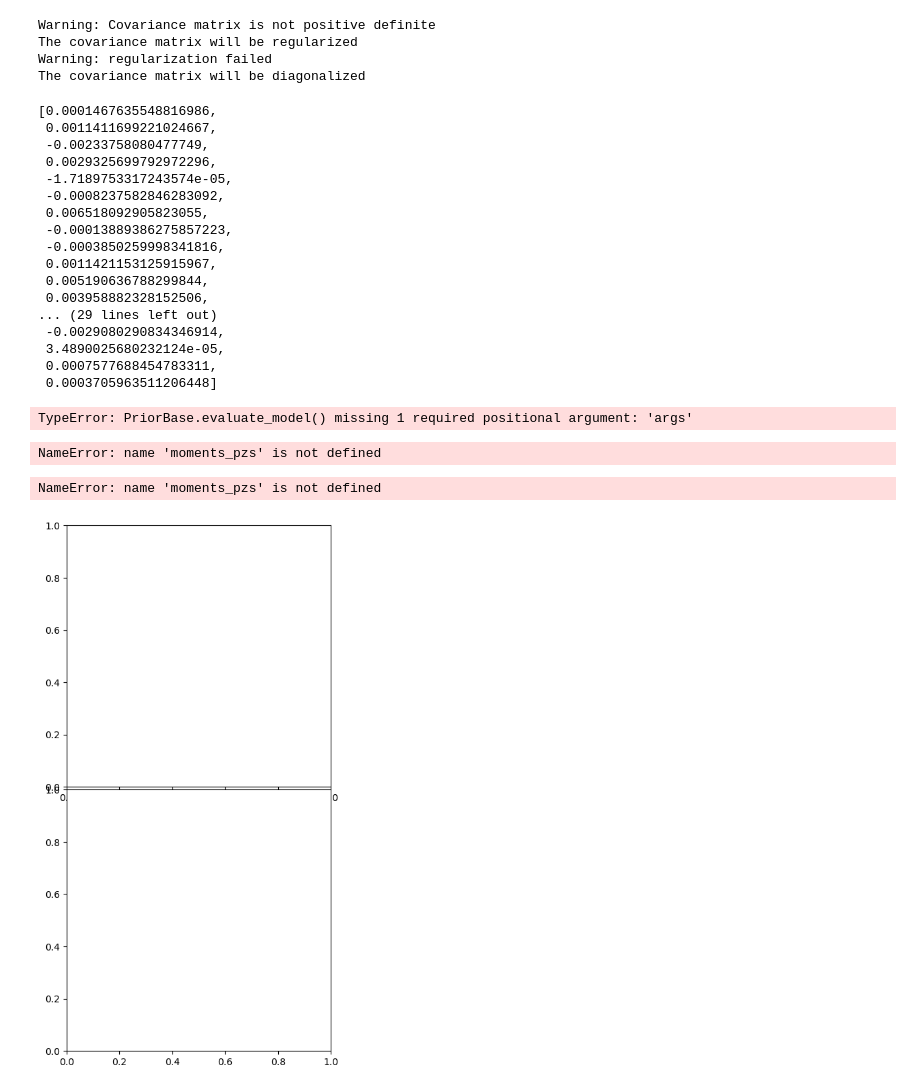
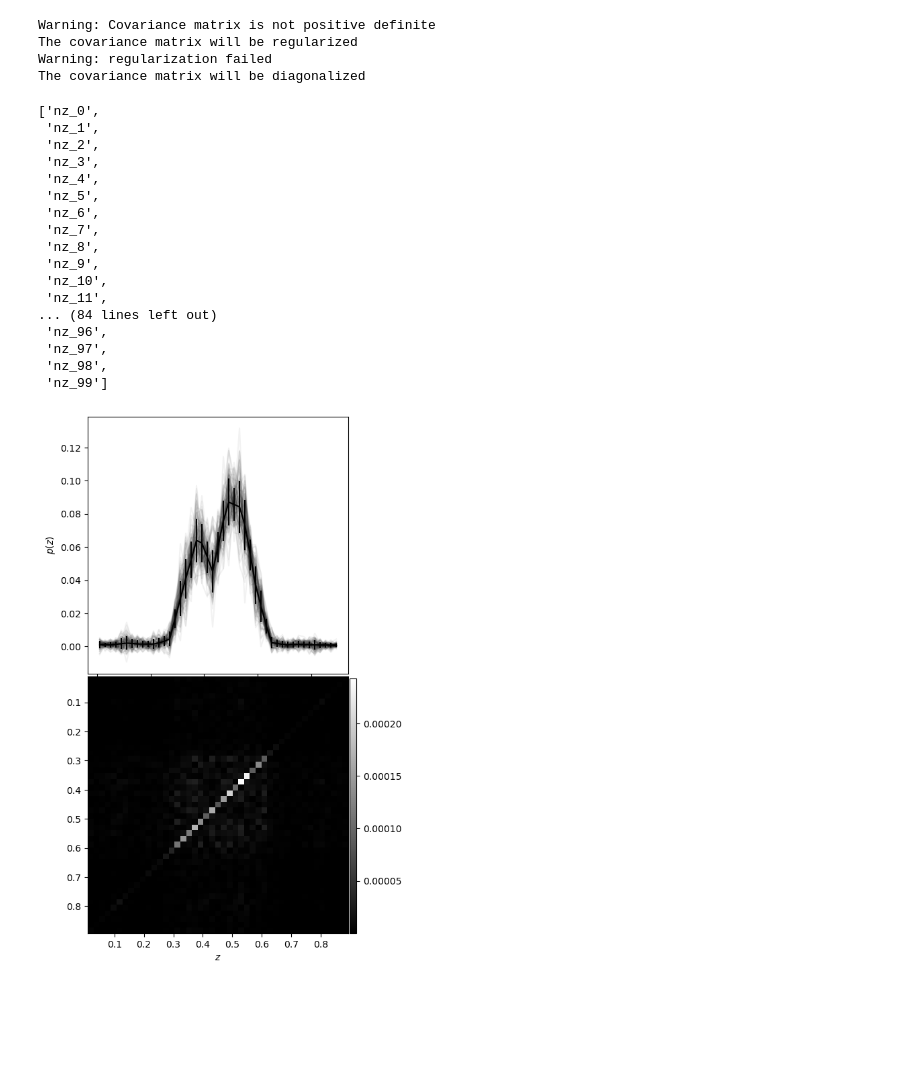
Before and after one commit to LSSTDESC/rail_prior, a Jupyter notebook: examples/basic_tutorial.ipynb, the cells around one changed output. Cells and saved outputs as stored; diff of their text form; code cells hidden in the pictures; blank space fills up the shorter version.

```diff
--- a/examples/basic_tutorial.ipynb
+++ b/examples/basic_tutorial.ipynb
@@ -104,49 +104,44 @@ Warning: Covariance matrix is not positive definite
 The covariance matrix will be regularized
 Warning: regularization failed
 The covariance matrix will be diagonalized
-# %%
-list(moments.sample_prior().values())
-# %% [output]
-[0.0001467635548816986,
- 0.0011411699221024667,
- -0.00233758080477749,
- 0.0029325699792972296,
- -1.7189753317243574e-05,
- -0.0008237582846283092,
- 0.006518092905823055,
- -0.00013889386275857223,
- -0.0003850259998341816,
- 0.0011421153125915967,
- 0.005190636788299844,
- 0.003958882328152506,
-... (29 lines left out)
- -0.0029080290834346914,
- 3.4890025680232124e-05,
- 0.0007577688454783311,
- 0.0003705963511206448]
+# %%
+moments._get_params_names()
+# %% [output]
+['nz_0',
+ 'nz_1',
+ 'nz_2',
+ 'nz_3',
+ 'nz_4',
+ 'nz_5',
+ 'nz_6',
+ 'nz_7',
+ 'nz_8',
+ 'nz_9',
+ 'nz_10',
+ 'nz_11',
+... (84 lines left out)
+ 'nz_96',
+ 'nz_97',
+ 'nz_98',
+ 'nz_99']
 # %%
-moments_pzs = np.array(moments.sample_prior()])[1] for i in range(100)])
+moments_nzs = np.array([list(moments.sample_prior().values()) for i in range(100)])
-# %% [output]
-TypeError: PriorBase.evaluate_model() missing 1 required positional argument: 'args'
 # %%
-moments_cov = np.cov(moments_pzs.T)
+moments_cov = np.cov(moments_nzs.T)
-# %% [output]
-NameError: name 'moments_pzs' is not defined
 # %%
 figure, axis = plt.subplots(2, 1, figsize=(5,10))
 figure.subplots_adjust(wspace=0, hspace=0.01)
 for i in range(100):
-    axis[0].plot(moments.z, moments_pzs[i], 'k-', alpha=0.05)
+    axis[0].plot(moments.z, moments_nzs[i], 'k-', alpha=0.05)
 axis[0].errorbar(moments.z, moments.nz_mean, yerr=np.sqrt(np.diag(moments_cov)), fmt='k-')
 axis[0].set_ylabel(r'$p(z)$')
 im = axis[1].imshow(abs(moments_cov), aspect='auto',
                     origin='lower', cmap='gray',
                     extent=[min(zs), max(zs), max(zs), min(zs)])
 axis[1].set_xlabel(r'$z$')
 cbar_ax = figure.add_axes([0.905, 0.11, 0.02, 0.38])
 figure.colorbar(im, cax=cbar_ax)
 #plt.savefig('docs/source/assets/moments.png')
 plt.show()
 # %% [output]
-NameError: name 'moments_pzs' is not defined
-[figure, old version]
+[figure, new version]
```
Also changed, not shown: parts of 1 cell of this notebook, 11 other files.
